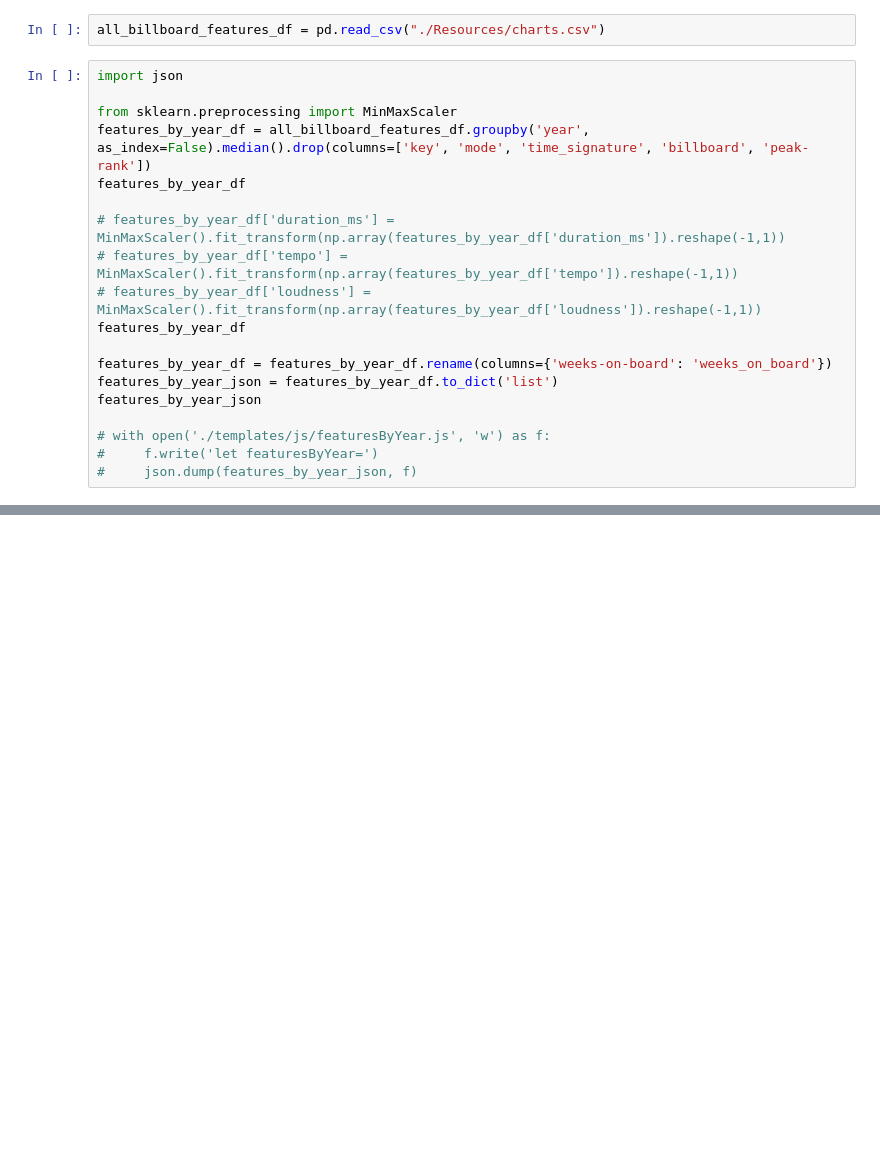
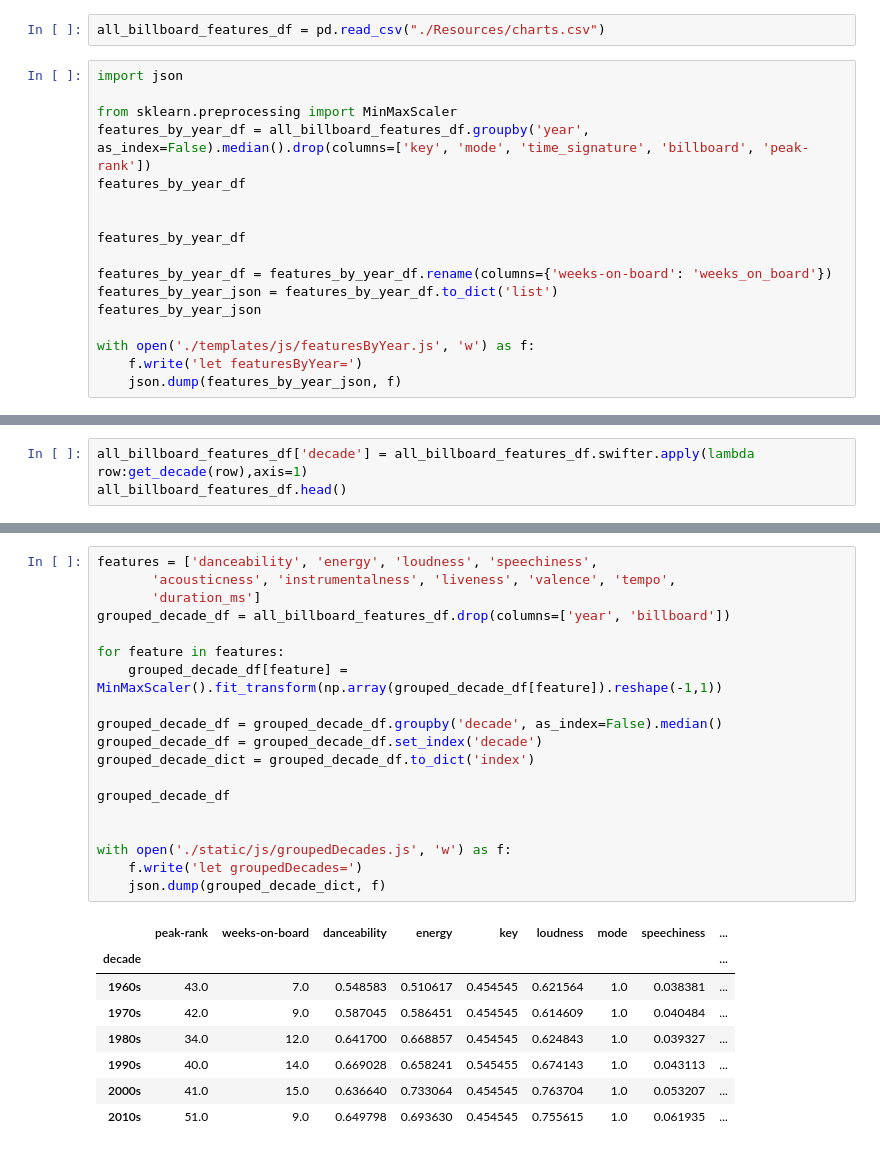
Before and after one commit to basse058/billboard_v2, a Jupyter notebook: billboard.ipynb, the cells around one changed output, grey strips where cells are left out. Drawn from its saved outputs; the diff is of its cells as text; blank space fills up the shorter version.

Commit message:
Changed groupedDecade dictionary to scale feature values with MinMaxScaler

```diff
--- a/billboard.ipynb
+++ b/billboard.ipynb
@@ -415,16 +401,14 @@ from sklearn.preprocessing import MinMaxScaler
 features_by_year_df = all_billboard_features_df.groupby('year', as_index=False).median().drop(columns=['key', 'mode', 'time_signature', 'billboard', 'peak-rank'])
 features_by_year_df
 
-# features_by_year_df['duration_ms'] = MinMaxScaler().fit_transform(np.array(features_by_year_df['duration_ms']).reshape(-1,1))
-# features_by_year_df['tempo'] = MinMaxScaler().fit_transform(np.array(features_by_year_df['tempo']).reshape(-1,1))
-# features_by_year_df['loudness'] = MinMaxScaler().fit_transform(np.array(features_by_year_df['loudness']).reshape(-1,1))
+
 features_by_year_df
 
 features_by_year_df = features_by_year_df.rename(columns={'weeks-on-board': 'weeks_on_board'})
 features_by_year_json = features_by_year_df.to_dict('list')
 features_by_year_json
 
-# with open('./templates/js/featuresByYear.js', 'w') as f:
-#     f.write('let featuresByYear=')
-#     json.dump(features_by_year_json, f)
+with open('./templates/js/featuresByYear.js', 'w') as f:
+    f.write('let featuresByYear=')
+    json.dump(features_by_year_json, f)
 # %% [output]
@@ -431,0 +432,3 @@ KeyError: 'year'
+# %%
+all_billboard_features_df['decade'] = all_billboard_features_df.swifter.apply(lambda row:get_decade(row),axis=1)
+all_billboard_features_df.head()
@@ -431,0 +443,28 @@ KeyError: 'year'
+# %%
+features = ['danceability', 'energy', 'loudness', 'speechiness',
+       'acousticness', 'instrumentalness', 'liveness', 'valence', 'tempo',
+       'duration_ms']
+grouped_decade_df = all_billboard_features_df.drop(columns=['year', 'billboard'])
+
+for feature in features:
+    grouped_decade_df[feature] = MinMaxScaler().fit_transform(np.array(grouped_decade_df[feature]).reshape(-1,1))
+
+grouped_decade_df = grouped_decade_df.groupby('decade', as_index=False).median()
+grouped_decade_df = grouped_decade_df.set_index('decade')
+grouped_decade_dict = grouped_decade_df.to_dict('index')
+
+grouped_decade_df
+
+
+with open('./static/js/groupedDecades.js', 'w') as f:
+    f.write('let groupedDecades=')
+    json.dump(grouped_decade_dict, f)
+# %% [output]
+|  | peak-rank | weeks-on-board | danceability | energy | key | loudness | mode | speechiness | ... |
+| decade |  |  |  |  |  |  |  |  | ... |
+| 1960s | 43.0 | 7.0 | 0.548583 | 0.510617 | 0.454545 | 0.621564 | 1.0 | 0.038381 | ... |
+| 1970s | 42.0 | 9.0 | 0.587045 | 0.586451 | 0.454545 | 0.614609 | 1.0 | 0.040484 | ... |
+| 1980s | 34.0 | 12.0 | 0.641700 | 0.668857 | 0.454545 | 0.624843 | 1.0 | 0.039327 | ... |
+| 1990s | 40.0 | 14.0 | 0.669028 | 0.658241 | 0.545455 | 0.674143 | 1.0 | 0.043113 | ... |
+| 2000s | 41.0 | 15.0 | 0.636640 | 0.733064 | 0.454545 | 0.763704 | 1.0 | 0.053207 | ... |
+| 2010s | 51.0 | 9.0 | 0.649798 | 0.693630 | 0.454545 | 0.755615 | 1.0 | 0.061935 | ... |
```
Also changed, not shown: parts of 9 cells of this notebook, 1 other file.
